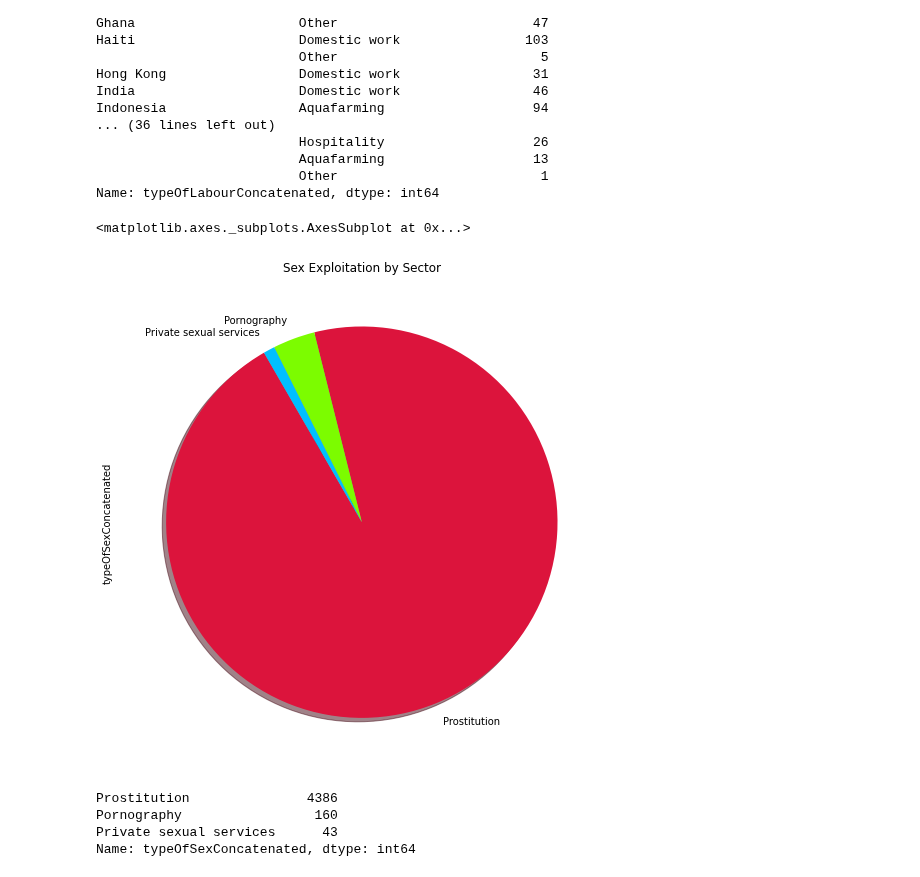
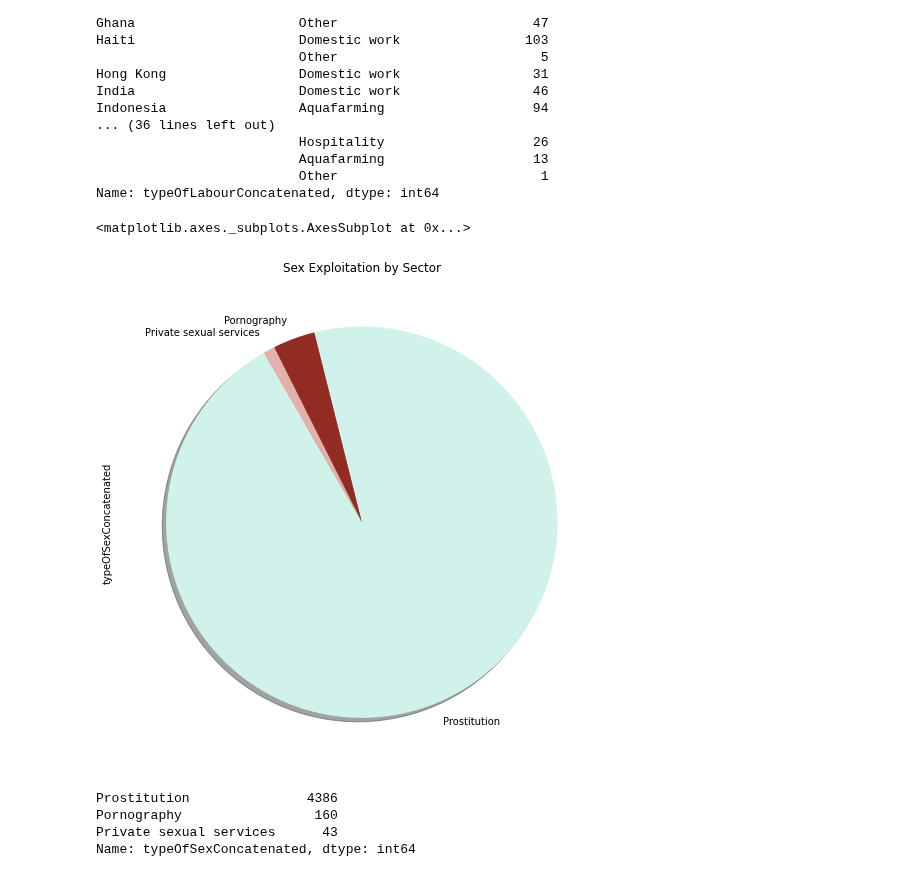
Before and after one commit to saronraut/Human-Trafficking-Awareness, a Jupyter notebook: labor_stats.ipynb, the cells around one changed output. Saved outputs shown, nothing was run; the diff lists cells and outputs as text; code cells hidden in the pictures.

```diff
--- a/labor_stats.ipynb
+++ b/labor_stats.ipynb
@@ -115,14 +111,14 @@ Name: typeOfLabourConcatenated, dtype: int64
 # %%
 sex_df = pd.DataFrame(main_data[['yearOfRegistration', 'gender', 'ageBroad', 'Citizenship Country','typeOfSexConcatenated','Exploit Sub-Region', 'Exploit Country']])
 sex_df.head(5)
 sex_chart_df = sex_df['typeOfSexConcatenated'].value_counts()
 sex_chart_df = sex_chart_df.drop('unknown')
 
 #Plot a pie chart of the Labor demographics by sector
-sex_chart_df.plot(kind="pie",startangle=120, title = "Sex Exploitation by Sector", shadow=True, colors = ['crimson', 'lawngreen', 'deepskyblue', 'gold', 'forestgreen', 'royalblue', 'orangered', 'aqua'], figsize=(9, 9))
+sex_chart_df.plot(kind="pie",startangle=120, title = "Sex Exploitation by Sector", shadow=True, colors = ['#D1F2EB', '#922B21', '#E6B0AA', 'gold', 'forestgreen', 'royalblue', 'orangered', 'aqua'], figsize=(9, 9))
 # %% [output]
 <matplotlib.axes._subplots.AxesSubplot at 0x...>
-[figure, old version]
+[figure, new version]
 # %%
 sex_chart_df.head()
 # %% [output]
```
Also changed, not shown: parts of 6 cells of this notebook.
